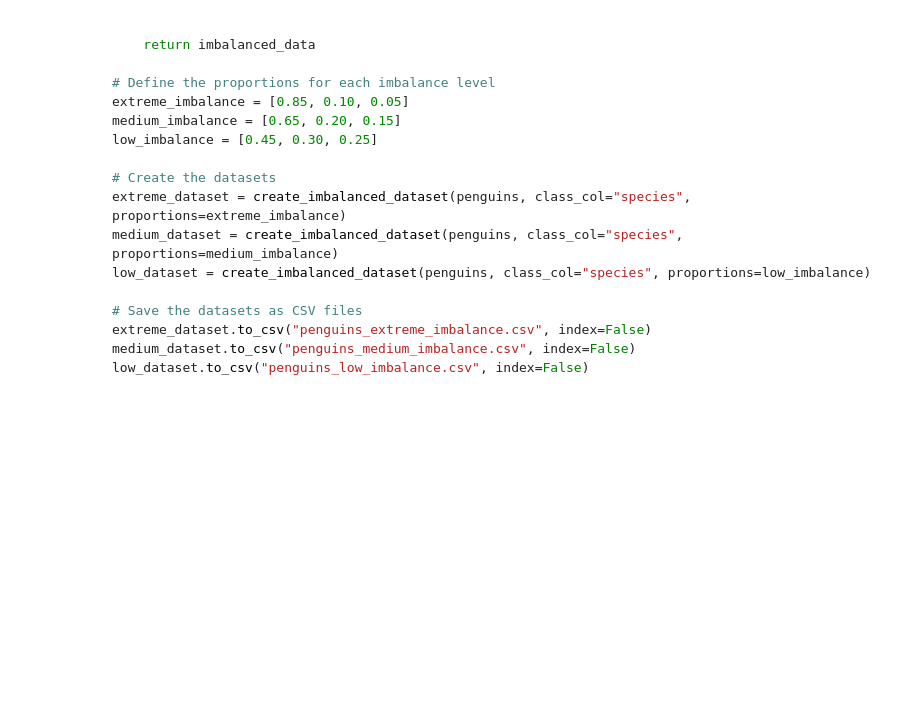
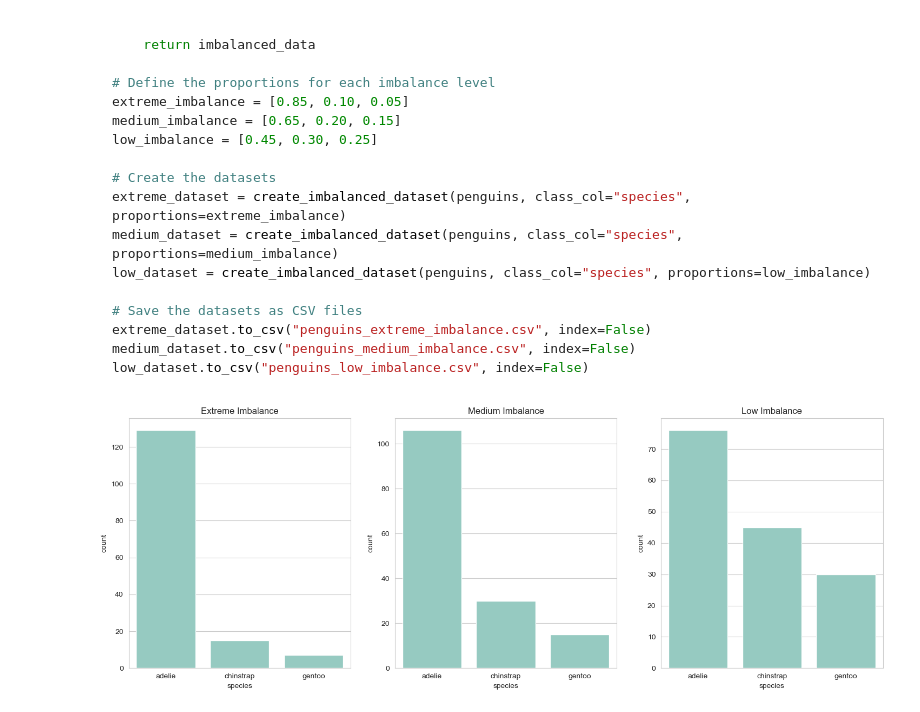
Before and after one commit to shreyadata804/model-training-imbalance, a Jupyter notebook: notebooks/palmer-penguins-data-splitting.ipynb, the cells around one changed output. Drawn from its saved outputs; the diff is of its cells as text; code cells hidden in the pictures; blank space fills up the shorter version.

Commit message:
Add validation of dataset size

```diff
--- a/notebooks/palmer-penguins-data-splitting.ipynb
+++ b/notebooks/palmer-penguins-data-splitting.ipynb
@@ -142,5 +142,17 @@ low_dataset.to_csv("../datasets/palmer-penguins/penguins_low_imbalance.csv", ind
 # %%
 # load new datasets
 extreme_dataset = pandas.read_csv("../datasets/palmer-penguins/penguins_extreme_imbalance.csv")
 medium_dataset = pandas.read_csv("../datasets/palmer-penguins/penguins_medium_imbalance.csv")
 low_dataset = pandas.read_csv("../datasets/palmer-penguins/penguins_low_imbalance.csv")
+
+# plot dataset classes
+fig, axes = plt.subplots(1, 3, figsize=(18, 6))
+seaborn.countplot(x="species", data=extreme_dataset, ax=axes[0])
+axes[0].set_title("Extreme Imbalance")
+seaborn.countplot(x="species", data=medium_dataset, ax=axes[1])
+axes[1].set_title("Medium Imbalance")
+seaborn.countplot(x="species", data=low_dataset, ax=axes[2])
+axes[2].set_title("Low Imbalance")
+plt.show()
+# %% [output]
+[figure, added]
```
